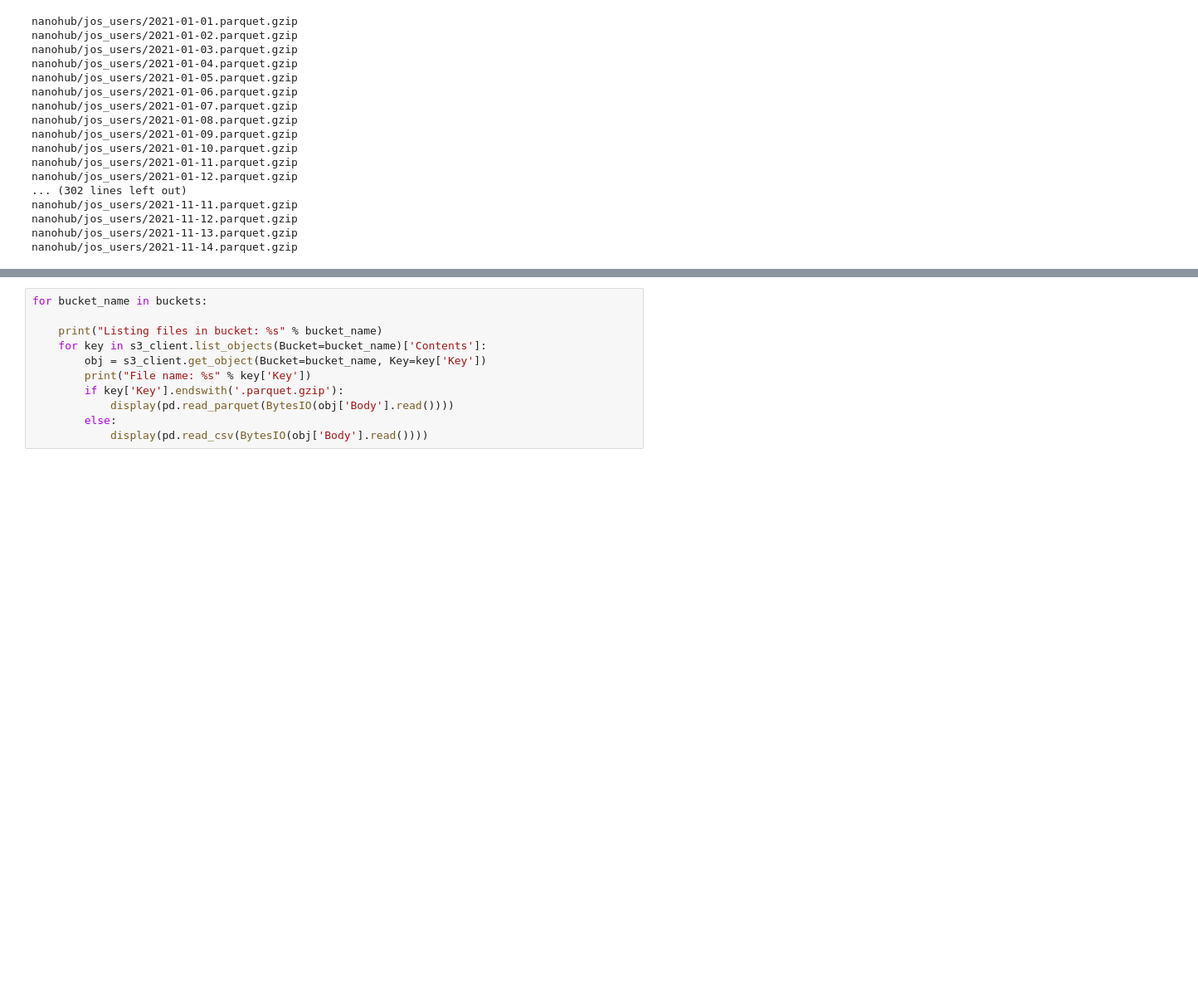
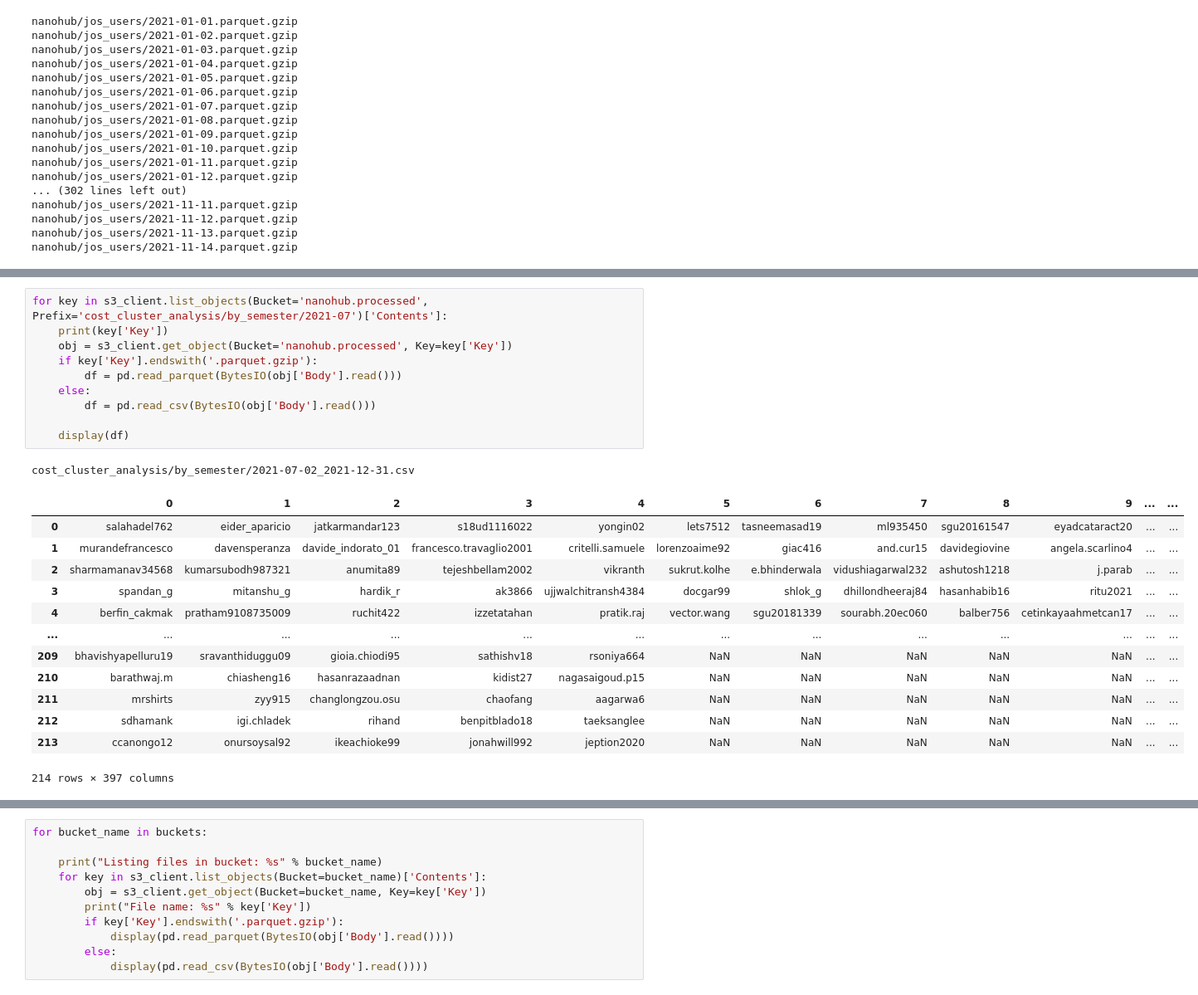
Before and after one commit to saxenap/nanohub, a Jupyter notebook: nanoHUB/pipeline/geddes/list_objects.ipynb, the cells around one changed output, grey strips where cells are left out. Shown at 83% size. Saved outputs shown, nothing was run; the diff lists cells and outputs as text; blank space fills up the shorter version.

```diff
--- a/nanoHUB/pipeline/geddes/list_objects.ipynb
+++ b/nanoHUB/pipeline/geddes/list_objects.ipynb
@@ -87,0 +105,25 @@ nanohub/jos_users/2021-11-14.parquet.gzip
+# %%
+for key in s3_client.list_objects(Bucket='nanohub.processed', Prefix='cost_cluster_analysis/by_semester/2021-07')['Contents']:
+    print(key['Key'])
+    obj = s3_client.get_object(Bucket='nanohub.processed', Key=key['Key'])
+    if key['Key'].endswith('.parquet.gzip'):
+        df = pd.read_parquet(BytesIO(obj['Body'].read()))
+    else:
+        df = pd.read_csv(BytesIO(obj['Body'].read()))
+
+    display(df)
+# %% [output]
+cost_cluster_analysis/by_semester/2021-07-02_2021-12-31.csv
+|  | 0 | 1 | 2 | 3 | 4 | 5 | 6 | 7 | 8 | 9 | ... | ... |
+| 0 | salahadel762 | eider_aparicio | jatkarmandar123 | s18ud1116022 | yongin02 | lets7512 | tasneemasad19 | ml935450 | sgu20161547 | eyadcataract20 | ... | ... |
+| 1 | murandefrancesco | davensperanza | davide_indorato_01 | francesco.travaglio2001 | critelli.samuele | lorenzoaime92 | giac416 | and.cur15 | davidegiovine | angela.scarlino4 | ... | ... |
+| 2 | sharmamanav34568 | kumarsubodh987321 | anumita89 | tejeshbellam2002 | vikranth | sukrut.kolhe | e.bhinderwala | vidushiagarwal232 | ashutosh1218 | j.parab | ... | ... |
+| 3 | spandan_g | mitanshu_g | hardik_r | ak3866 | ujjwalchitransh4384 | docgar99 | shlok_g | dhillondheeraj84 | hasanhabib16 | ritu2021 | ... | ... |
+| 4 | berfin_cakmak | pratham9108735009 | ruchit422 | izzetatahan | pratik.raj | vector.wang | sgu20181339 | sourabh.20ec060 | balber756 | cetinkayaahmetcan17 | ... | ... |
+| ... | ... | ... | ... | ... | ... | ... | ... | ... | ... | ... | ... | ... |
+| 209 | bhavishyapelluru19 | sravanthiduggu09 | gioia.chiodi95 | sathishv18 | rsoniya664 | NaN | NaN | NaN | NaN | NaN | ... | ... |
+| 210 | barathwaj.m | chiasheng16 | hasanrazaadnan | kidist27 | nagasaigoud.p15 | NaN | NaN | NaN | NaN | NaN | ... | ... |
+| 211 | mrshirts | zyy915 | changlongzou.osu | chaofang | aagarwa6 | NaN | NaN | NaN | NaN | NaN | ... | ... |
+| 212 | sdhamank | igi.chladek | rihand | benpitblado18 | taeksanglee | NaN | NaN | NaN | NaN | NaN | ... | ... |
+| 213 | ccanongo12 | onursoysal92 | ikeachioke99 | jonahwill992 | jeption2020 | NaN | NaN | NaN | NaN | NaN | ... | ... |
+214 rows × 397 columns
```
Also changed, not shown: parts of 5 cells of this notebook, 1 other file.
